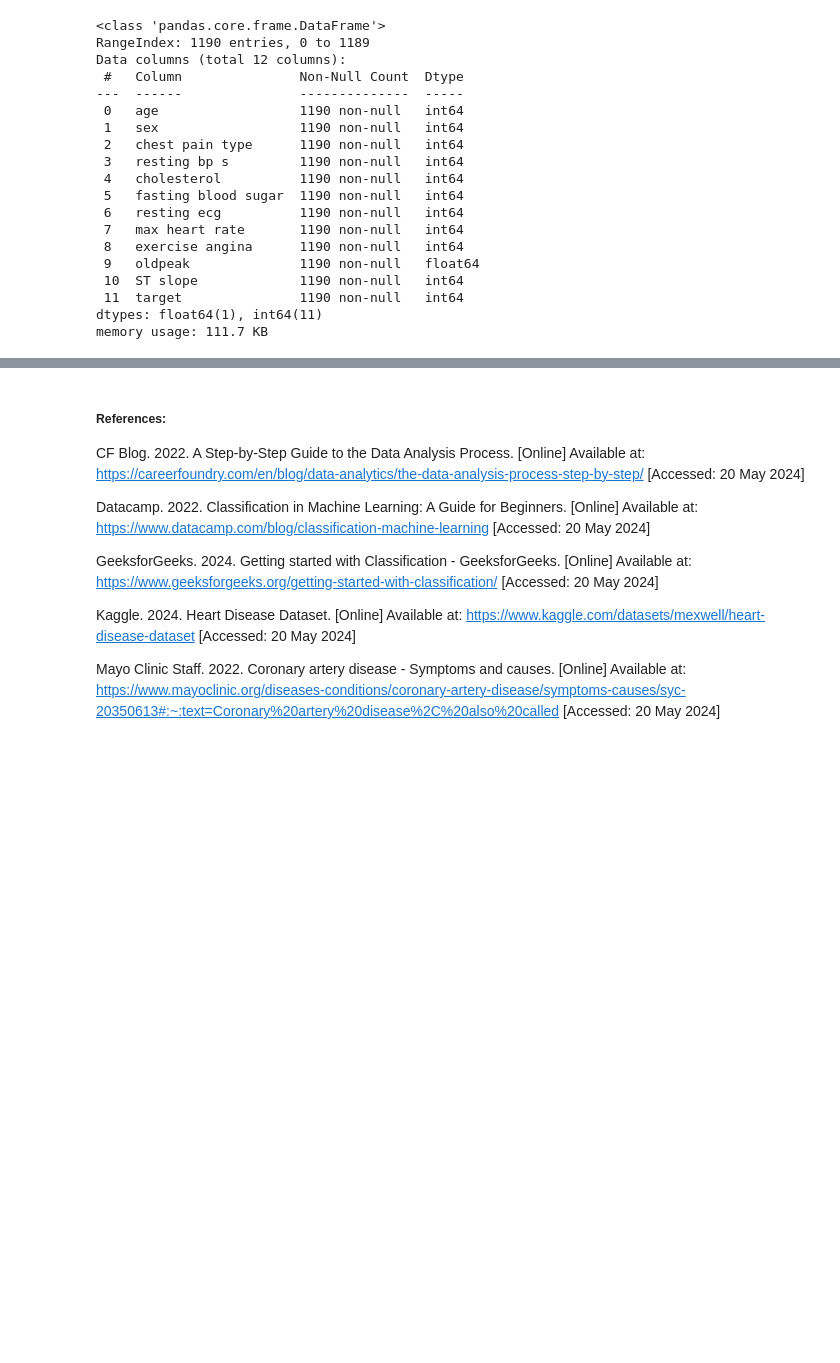
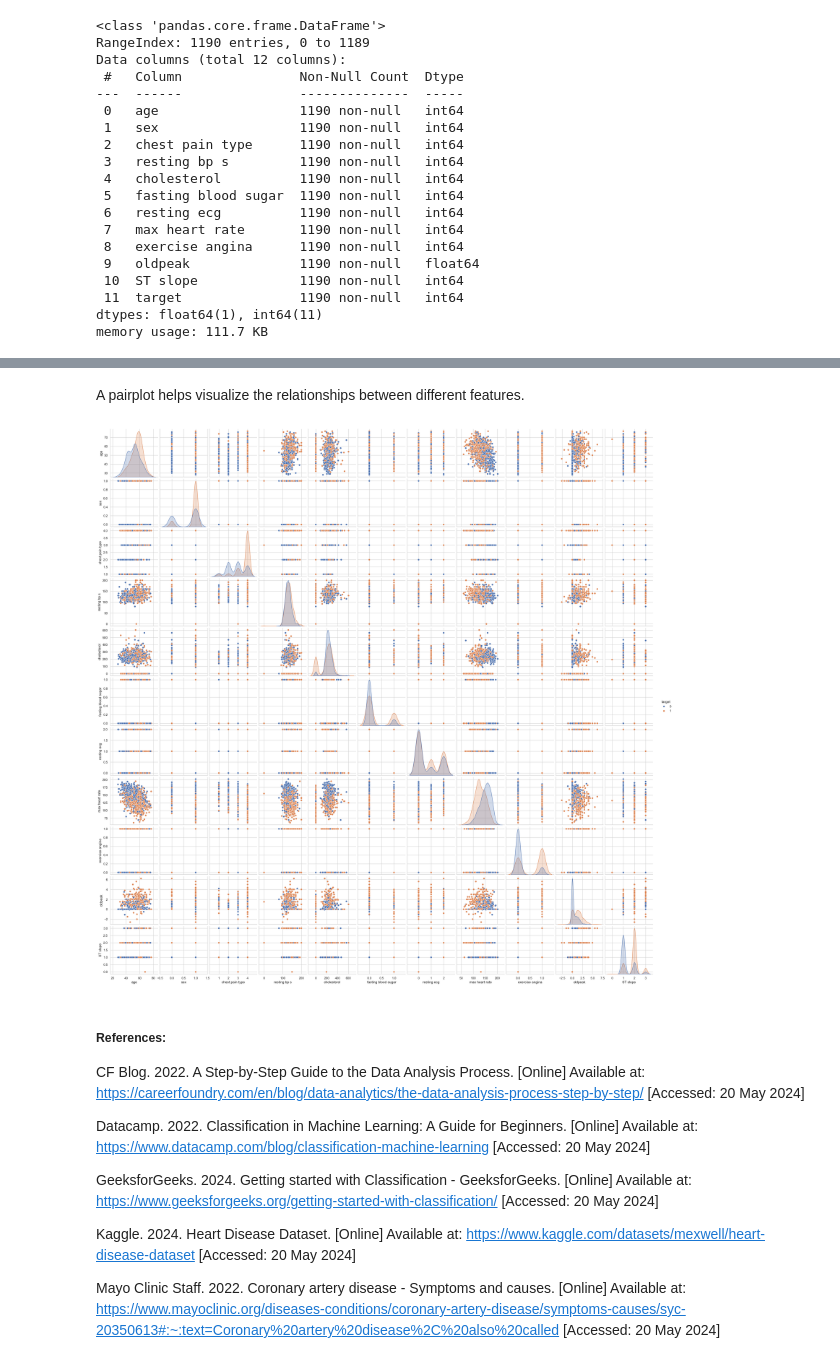
Before and after one commit to VCDN-2024/pdan8411-part-2-talia0404, a Jupyter notebook: PDAN Part 2 Version 3.ipynb, the cells around one changed output, grey strips where cells are left out. Cells and saved outputs as stored; diff of their text form; code cells hidden in the pictures; blank space fills up the shorter version.

```diff
--- a/PDAN Part 2 Version 3.ipynb
+++ b/PDAN Part 2 Version 3.ipynb
@@ -198,3 +301,13 @@ memory usage: 111.7 KB
+# %% [markdown]
+
+A pairplot helps visualize the relationships between different features.
+# %%
+sns.set(style="whitegrid")
+
+sns.pairplot(df, hue="target")
+plt.show()
+# %% [output]
+[figure, added]
 # %% [markdown]
 ##### References:
 
```
Also changed, not shown: parts of 13 cells of this notebook.
